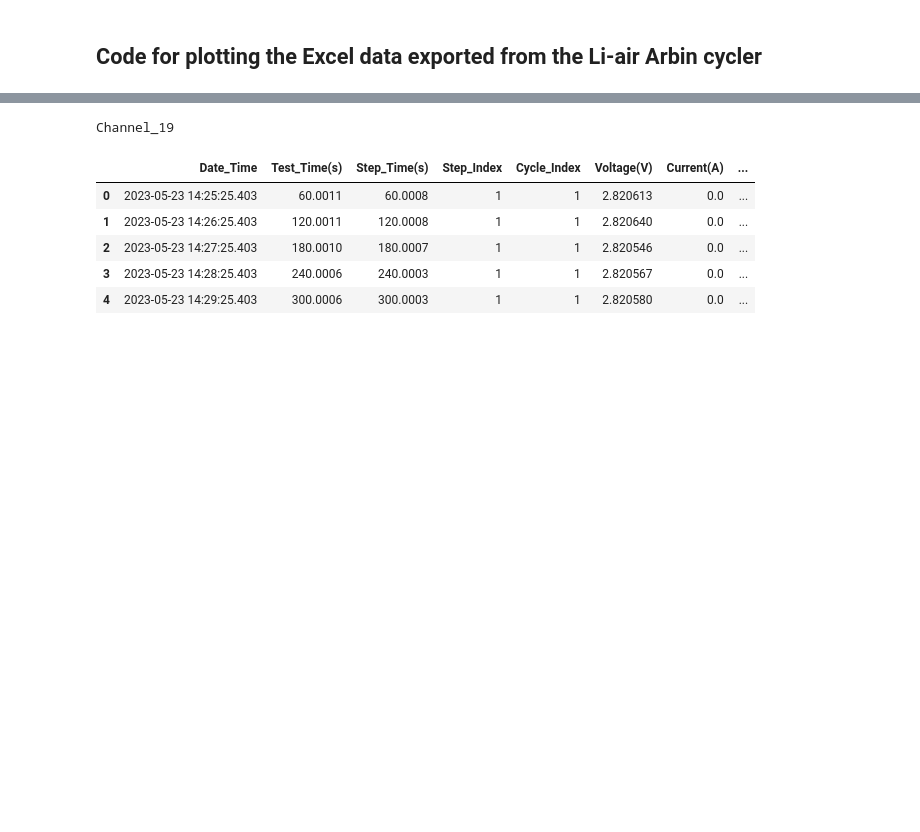
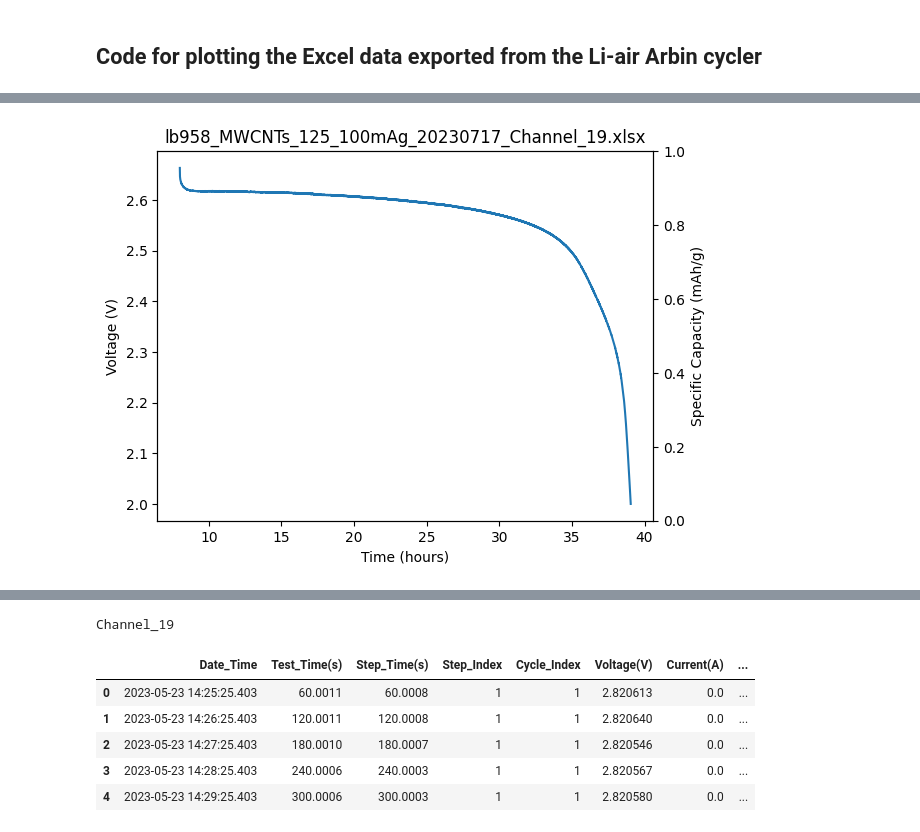
Before and after one commit to elbee99/midi, a Jupyter notebook: cell_plotting.ipynb, the cells around one changed output, grey strips where cells are left out. Saved outputs shown, nothing was run; the diff lists cells and outputs as text; code cells hidden in the pictures; blank space fills up the shorter version.

```diff
--- a/cell_plotting.ipynb
+++ b/cell_plotting.ipynb
@@ -150,0 +174,4 @@ plot_multiple_firstcycle([cell_100mAg_unpat,cell_500mAg_unpat, cell_500mAg_pat,
+# %%
+plot_cell_data(path_100mAg_unpat,mass_100mAg_unpat)
+# %% [output]
+[figure, added]
```
Also changed, not shown: parts of 14 cells of this notebook, 2 other files.
